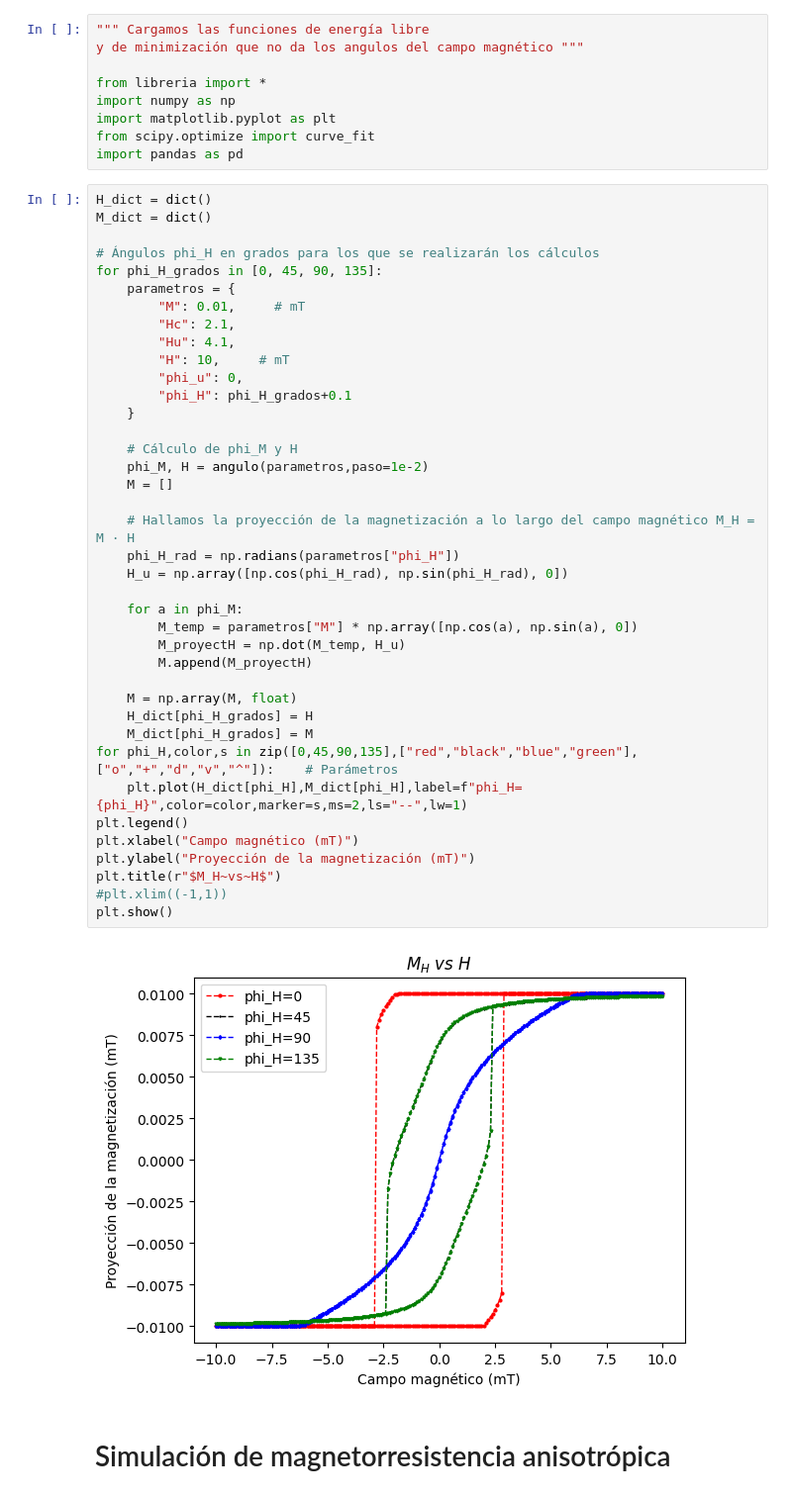
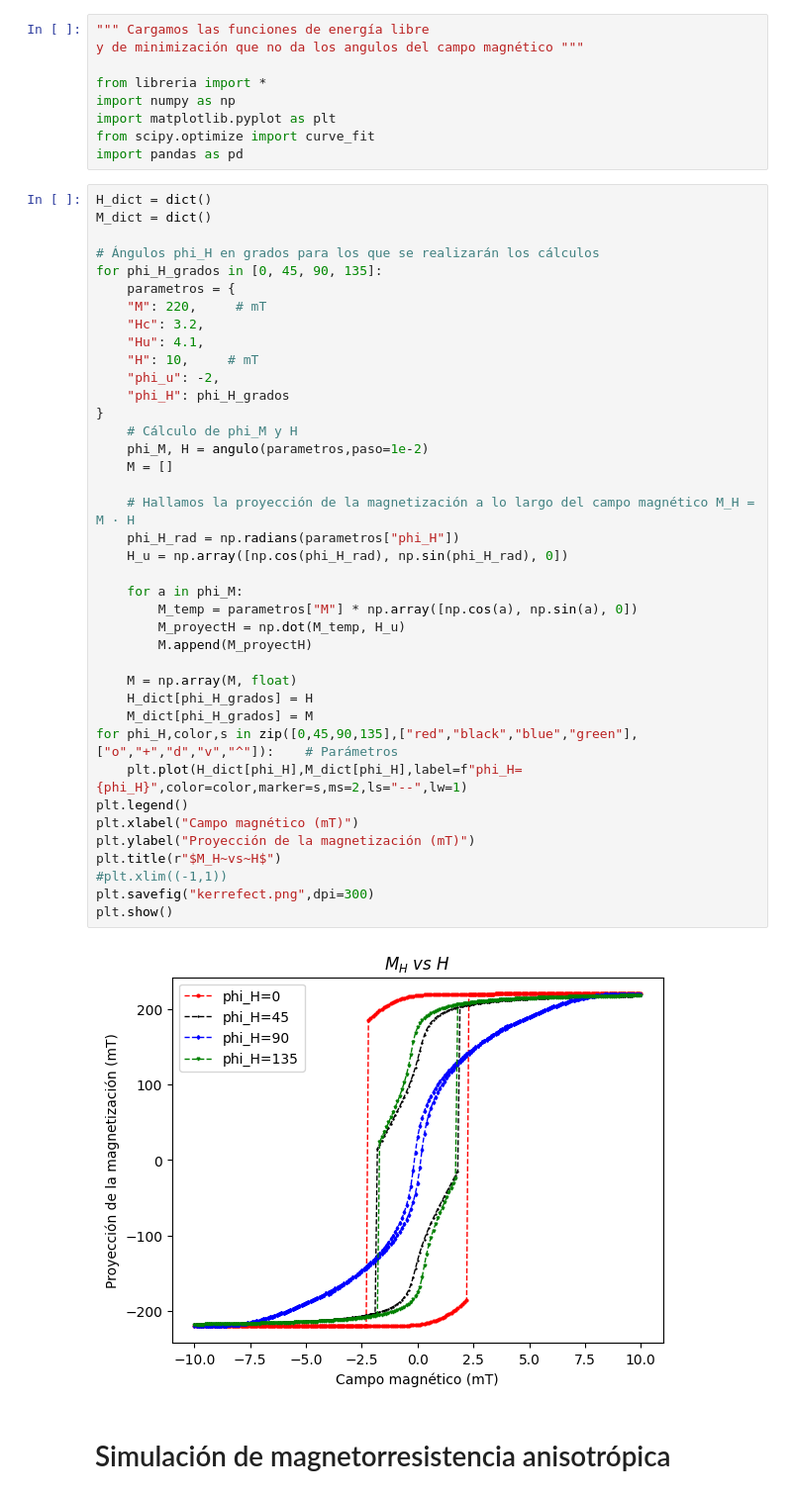
Before and after one commit to Aldairpaz1809/SPINUNI_Aldair, a Jupyter notebook: Tesis4_py.ipynb, the cells around one changed output. Shown at 99% size. Drawn from its saved outputs; the diff is of its cells as text.

```diff
--- a/Tesis4_py.ipynb
+++ b/Tesis4_py.ipynb
@@ -18,42 +18,42 @@ H_dict = dict()
 M_dict = dict()
 
 # Ángulos phi_H en grados para los que se realizarán los cálculos
 for phi_H_grados in [0, 45, 90, 135]:
     parametros = {
-        "M": 0.01,     # mT
-        "Hc": 2.1,
-        "Hu": 4.1,
-        "H": 10,     # mT
-        "phi_u": 0,
-        "phi_H": phi_H_grados+0.1
-    }
-
+    "M": 220,     # mT
+    "Hc": 3.2,
+    "Hu": 4.1,
+    "H": 10,     # mT
+    "phi_u": -2,
+    "phi_H": phi_H_grados
+}
     # Cálculo de phi_M y H
     phi_M, H = angulo(parametros,paso=1e-2)
     M = []
 
     # Hallamos la proyección de la magnetización a lo largo del campo magnético M_H = M · H
     phi_H_rad = np.radians(parametros["phi_H"])
     H_u = np.array([np.cos(phi_H_rad), np.sin(phi_H_rad), 0])
 
     for a in phi_M:
         M_temp = parametros["M"] * np.array([np.cos(a), np.sin(a), 0])
         M_proyectH = np.dot(M_temp, H_u)
         M.append(M_proyectH)
 
     M = np.array(M, float)
     H_dict[phi_H_grados] = H
     M_dict[phi_H_grados] = M
 for phi_H,color,s in zip([0,45,90,135],["red","black","blue","green"],["o","+","d","v","^"]):    # Parámetros
     plt.plot(H_dict[phi_H],M_dict[phi_H],label=f"phi_H={phi_H}",color=color,marker=s,ms=2,ls="--",lw=1)
 plt.legend()
 plt.xlabel("Campo magnético (mT)")
 plt.ylabel("Proyección de la magnetización (mT)")
 plt.title(r"$M_H~vs~H$")
 #plt.xlim((-1,1))
+plt.savefig("kerrefect.png",dpi=300)
 plt.show()
 # %% [output]
-[figure, old version]
+[figure, new version]
 # %% [markdown]
 # Simulación de magnetorresistencia anisotrópica
 # %% [markdown]
```
Also changed, not shown: parts of 6 cells of this notebook.
